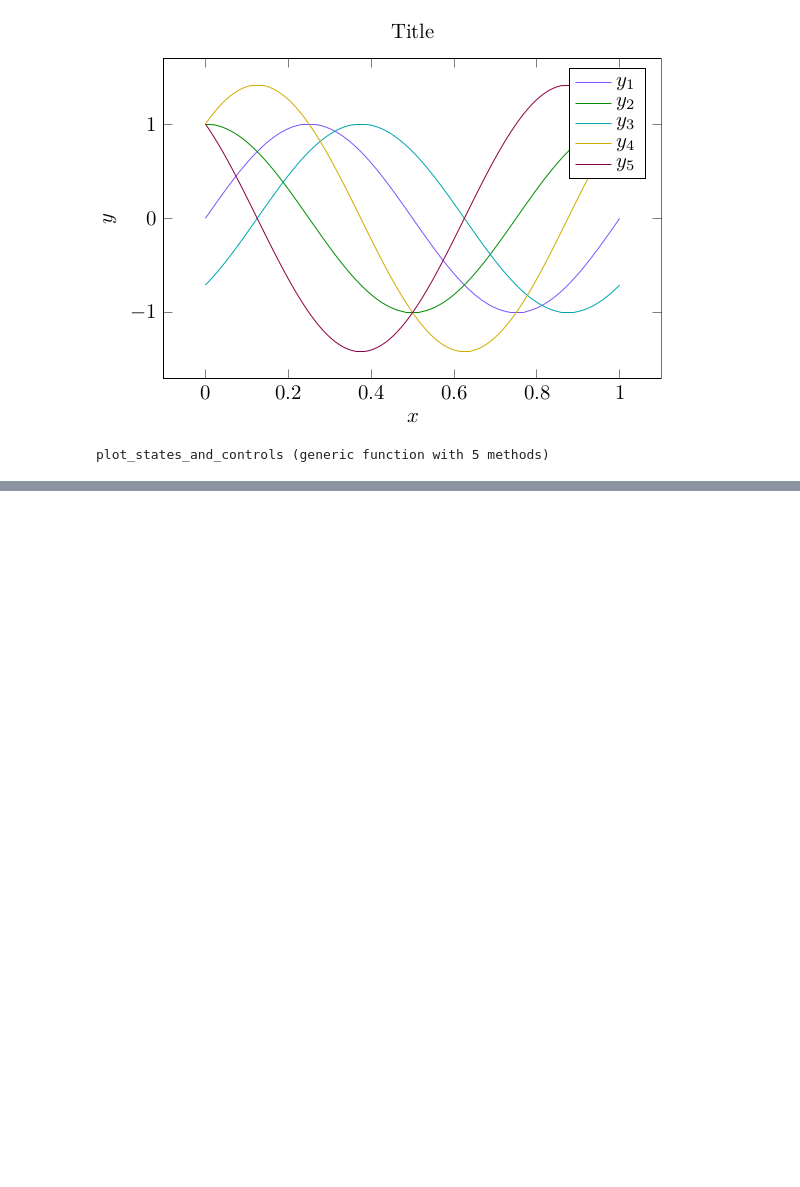
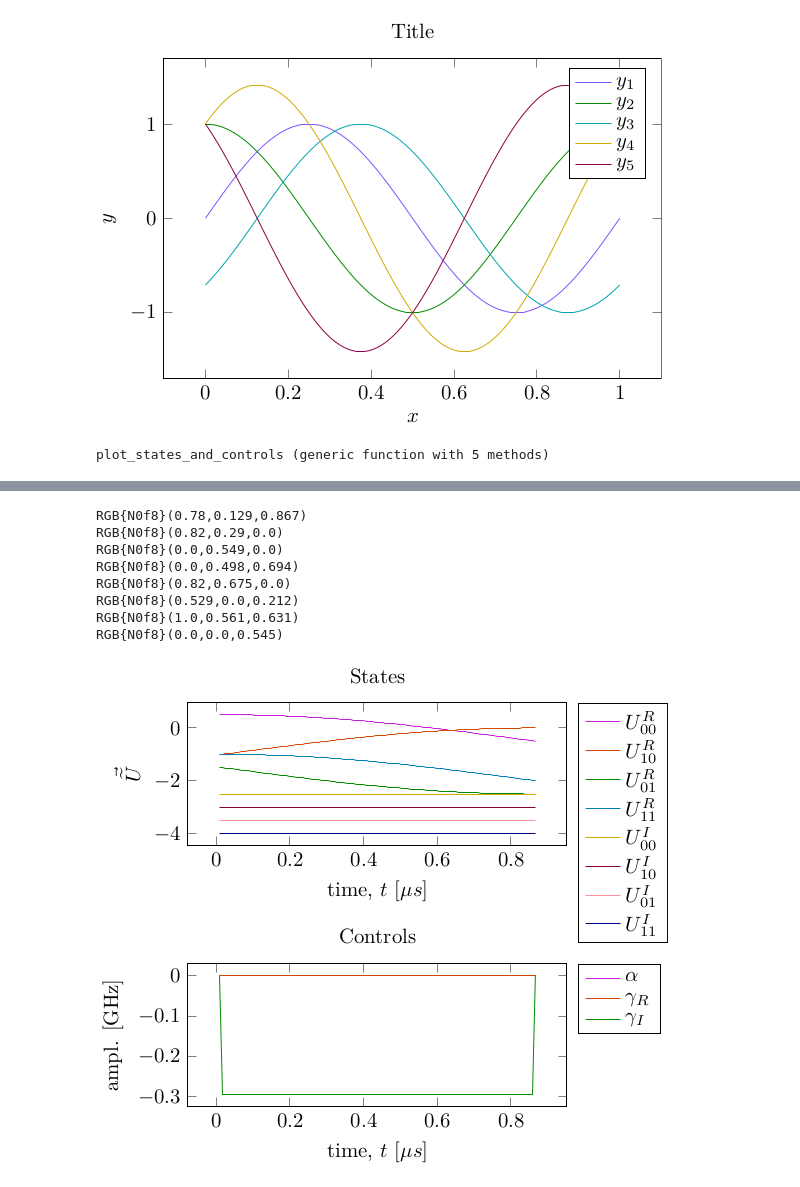
Before and after one commit to kestrelquantum/QuantumCollocation.jl, a Jupyter notebook: examples/single_qubit/figures.ipynb, the cells around one changed output, grey strips where cells are left out. Drawn from its saved outputs; the diff is of its cells as text; code cells hidden in the pictures; blank space fills up the shorter version.

```diff
--- a/examples/single_qubit/figures.ipynb
+++ b/examples/single_qubit/figures.ipynb
@@ -202,3 +223,26 @@ plot_states_and_controls (generic function with 5 methods)
+# %%
+plot = plot_states_and_controls(
+    traj.states,
+    vcat(traj.α, traj.γ) / 2π,
+    times(traj);
+    ylabel_states=L"\vec{\widetilde{U}}",
+    ylabel_controls="ampl. [GHz]",
+    control_labels=[L"\alpha", L"\gamma_{R}", L"\gamma_{I}"],
+    state_labels=[L"U^R_{00}", L"U^R_{10}", L"U^R_{01}", L"U^R_{11}", L"U^I_{00}", L"U^I_{10}", L"U^I_{01}", L"U^I_{11}"],
+    height="4cm",
+    width="8cm"
+)
+display("image/png", plot)
+# %% [output]
+RGB{N0f8}(0.78,0.129,0.867)
+RGB{N0f8}(0.82,0.29,0.0)
+RGB{N0f8}(0.0,0.549,0.0)
+RGB{N0f8}(0.0,0.498,0.694)
+RGB{N0f8}(0.82,0.675,0.0)
+RGB{N0f8}(0.529,0.0,0.212)
+RGB{N0f8}(1.0,0.561,0.631)
+RGB{N0f8}(0.0,0.0,0.545)
+[figure, added]
 # %%
 t = LinRange(0, 1, 100)
 x1 = sin.(2π*t)
```
Also changed, not shown: parts of 4 cells of this notebook.
